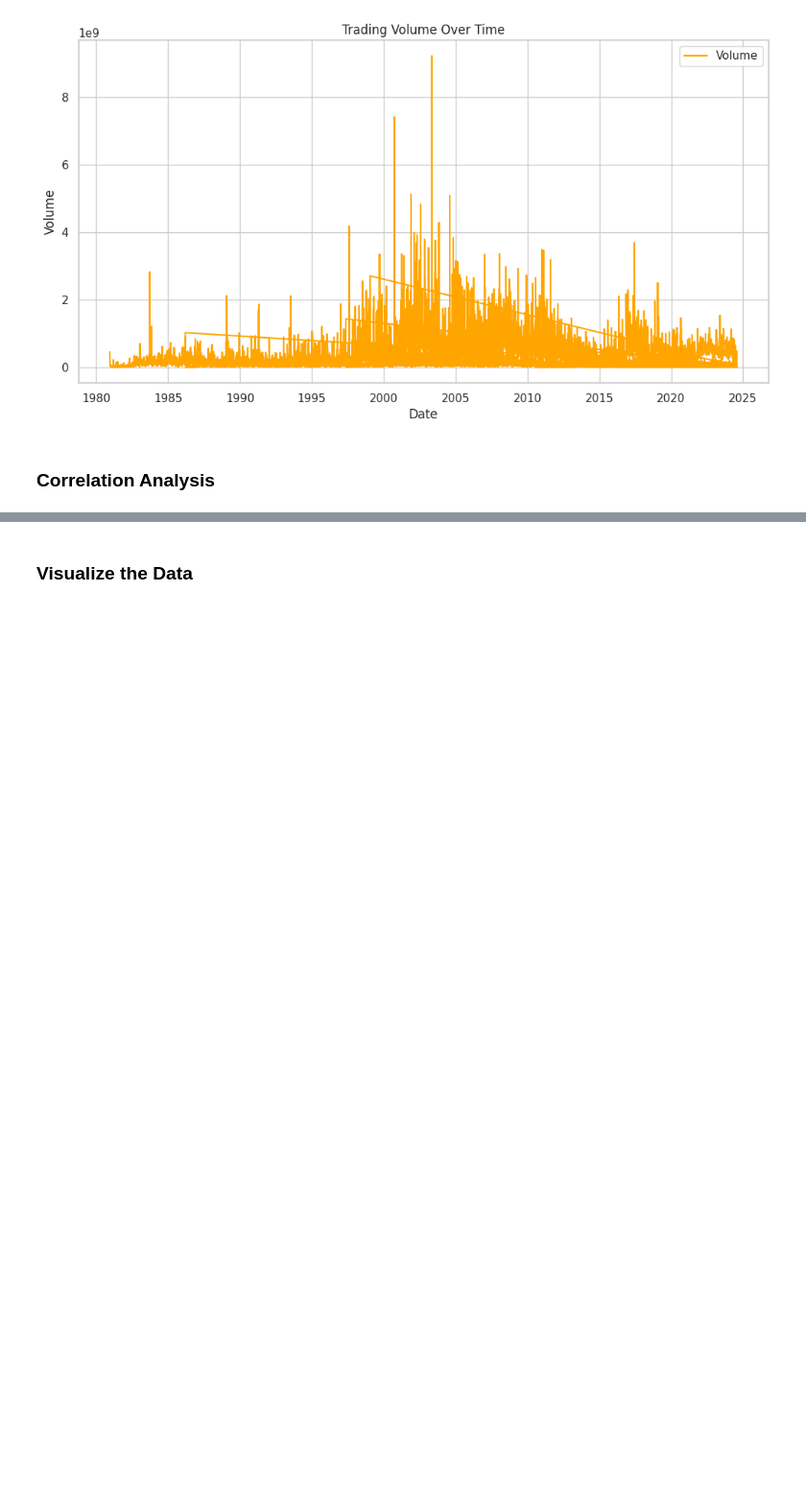
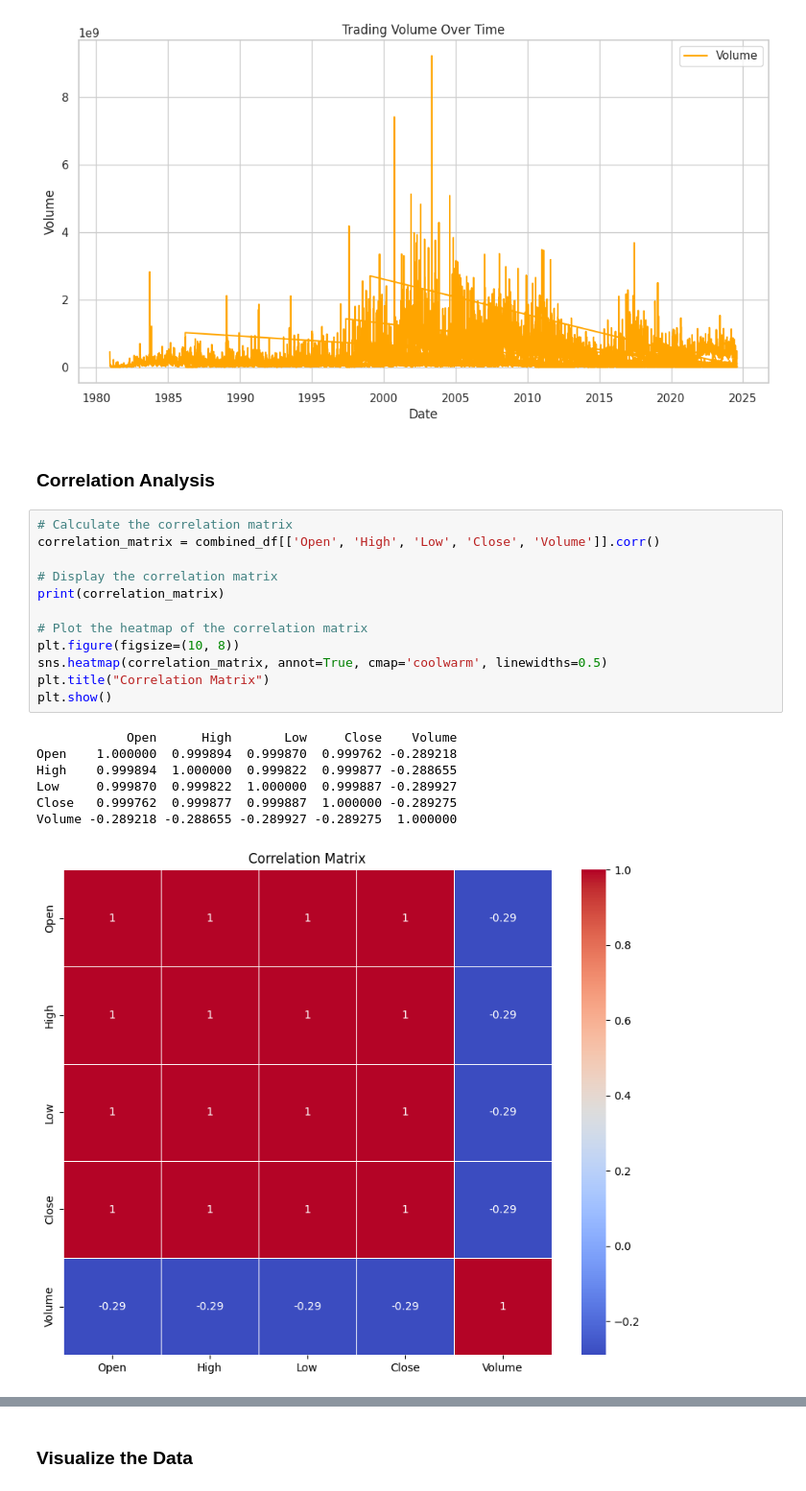
Before and after one commit to AYALK94/week-long-challenge, a Jupyter notebook: notebooks/Quantitative_Analysis.ipynb, the cells around one changed output, grey strips where cells are left out. Shown: that part at 96% size. Drawn from its saved outputs; the diff is of its cells as text; blank space fills up the shorter version.

```diff
--- a/notebooks/Quantitative_Analysis.ipynb
+++ b/notebooks/Quantitative_Analysis.ipynb
@@ -188,3 +185,23 @@ plt.show()
 [figure]
 # %% [markdown]
 ### Correlation Analysis
+# %%
+# Calculate the correlation matrix
+correlation_matrix = combined_df[['Open', 'High', 'Low', 'Close', 'Volume']].corr()
+
+# Display the correlation matrix
+print(correlation_matrix)
+
+# Plot the heatmap of the correlation matrix
+plt.figure(figsize=(10, 8))
+sns.heatmap(correlation_matrix, annot=True, cmap='coolwarm', linewidths=0.5)
+plt.title("Correlation Matrix")
+plt.show()
+# %% [output]
+            Open      High       Low     Close    Volume
+Open    1.000000  0.999894  0.999870  0.999762 -0.289218
+High    0.999894  1.000000  0.999822  0.999877 -0.288655
+Low     0.999870  0.999822  1.000000  0.999887 -0.289927
+Close   0.999762  0.999877  0.999887  1.000000 -0.289275
+Volume -0.289218 -0.288655 -0.289927 -0.289275  1.000000
+[figure, added]
```
Also changed, not shown: parts of 10 cells of this notebook.
